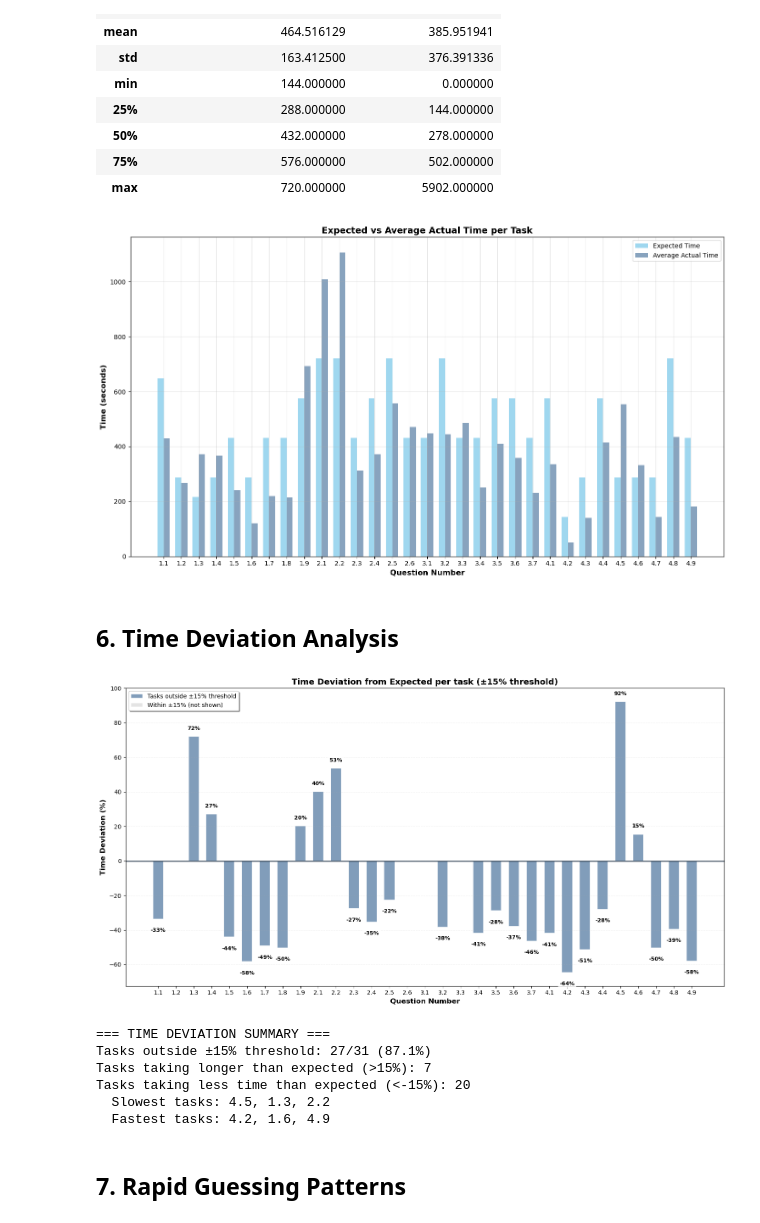
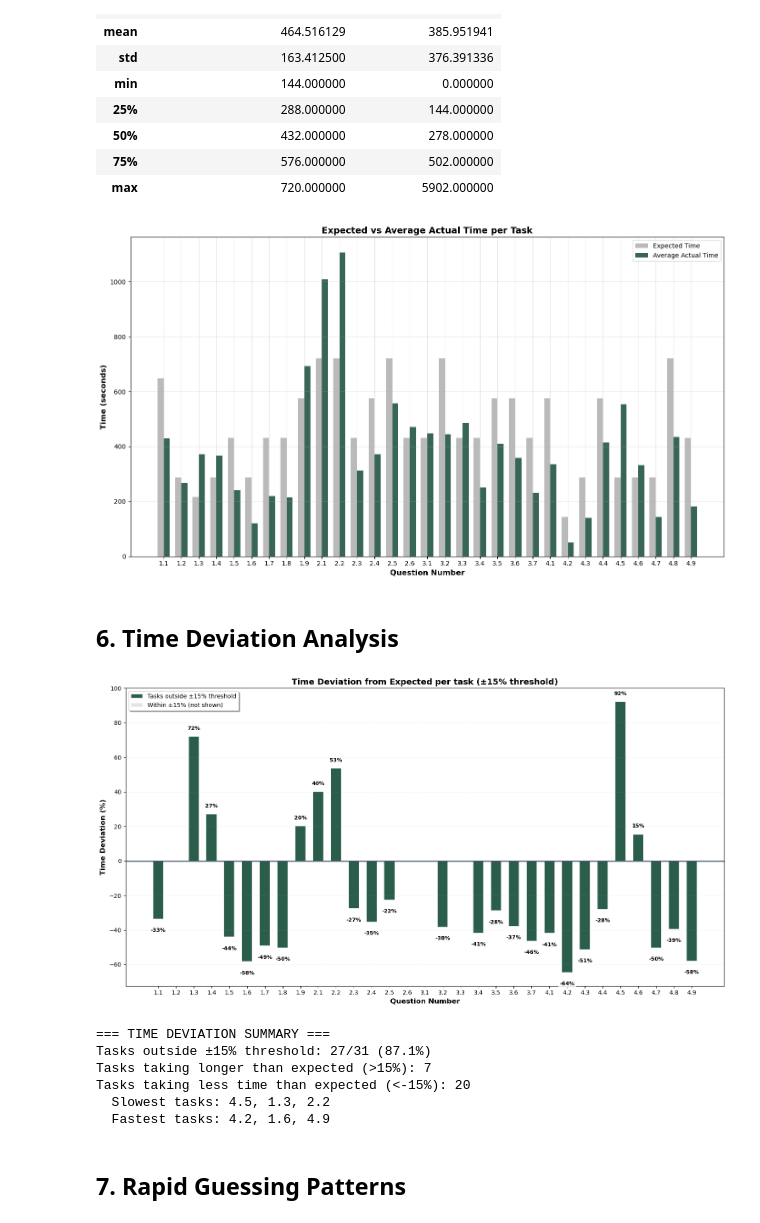
Before and after one commit to juliepe/exam_analysis_H25, a Jupyter notebook: analysis/IN1020/IN1020_2023/notebooks/4a_Time_analysis_combined.ipynb, the cells around one changed output. Drawn from its saved outputs; the diff is of its cells as text; code cells hidden in the pictures.

```diff
--- a/analysis/IN1020/IN1020_2023/notebooks/4a_Time_analysis_combined.ipynb
+++ b/analysis/IN1020/IN1020_2023/notebooks/4a_Time_analysis_combined.ipynb
@@ -12,11 +12,11 @@ from utils.helpers import load_data
 from scipy.stats import spearmanr, pearsonr
 # %%
 # Define consistent color palette for combined analysis
-COLOR_COMBINED = '#6B8CAE'    # Steel blue for combined data
+COLOR_COMBINED = '#06402B'    # Dark green for combined data
 COLOR_BOXPLOT = '#2C3E50'     # Dark blue-grey for boxplots
 
 # Time analysis specific colors
-COLOR_EXPECTED = '#87CEEB'    # Light blue for expected time
+COLOR_EXPECTED = '#A9A9A9'    # Dark grey for expected time
 COLOR_FAST = '#FFD700'        # Yellow for faster than expected (< 85%)
 COLOR_SLOW = '#FF4444'        # Red for slower than expected (> 115%)
 # %% [markdown]
@@ -130,34 +130,34 @@ df_time[['expected_time_per_question_sec', 'question_duration_sec']].describe()
 # %%
 # Bar plots comparing expected vs actual time per task
 time_by_task = df_time.groupby('question_number').agg({
     'expected_time_per_question_sec': 'first',
     'question_duration_sec': 'mean'
 }).reset_index()
 
 # Create plot
 fig, ax = plt.subplots(1, 1, figsize=(14, 8))
 
 x = time_by_task['question_number']
 width = 0.35
 x_pos = range(len(x))
 
 bars1 = ax.bar([i - width/2 for i in x_pos], time_by_task['expected_time_per_question_sec'],
-               width, label='Expected Time', color='#87CEEB', alpha=0.8)
+               width, label='Expected Time', color=COLOR_EXPECTED, alpha=0.8)
 bars2 = ax.bar([i + width/2 for i in x_pos], time_by_task['question_duration_sec'],
                width, label='Average Actual Time', color=COLOR_COMBINED, alpha=0.8)
 
 ax.set_xlabel('Question Number', fontsize=12, fontweight='bold')
 ax.set_ylabel('Time (seconds)', fontsize=12, fontweight='bold')
 ax.set_title('Expected vs Average Actual Time per Task', fontsize=14, fontweight='bold')
 ax.set_xticks(x_pos)
 ax.set_xticklabels(x)
 ax.legend()
 ax.grid(True, alpha=0.3)
 
 plt.tight_layout()
 plt.show()
 # %% [output]
-[figure, old version]
+[figure, new version]
 # %% [markdown]
 ## 6. Time Deviation Analysis
 # %%
@@ -244,7 +244,7 @@ if len(slower_tasks) > 0:
 if len(faster_tasks) > 0:
     print(f"  Fastest tasks: {', '.join(map(str, faster_tasks.nsmallest(3, 'deviation_pct')['question_number'].tolist()))}")
 # %% [output]
-[figure, old version]
+[figure, new version]
 === TIME DEVIATION SUMMARY ===
 Tasks outside ±15% threshold: 27/31 (87.1%)
 Tasks taking longer than expected (>15%): 7
```
Also changed, not shown: parts of 3 cells of this notebook, 17 other files.
